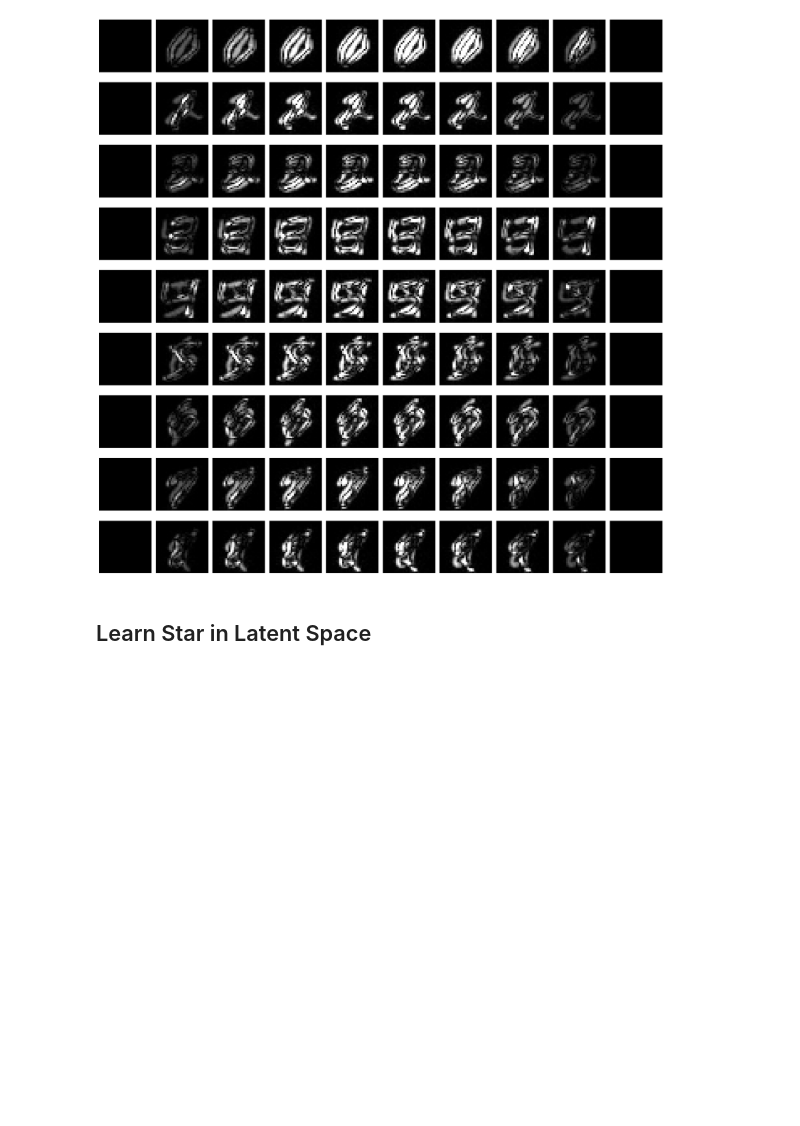
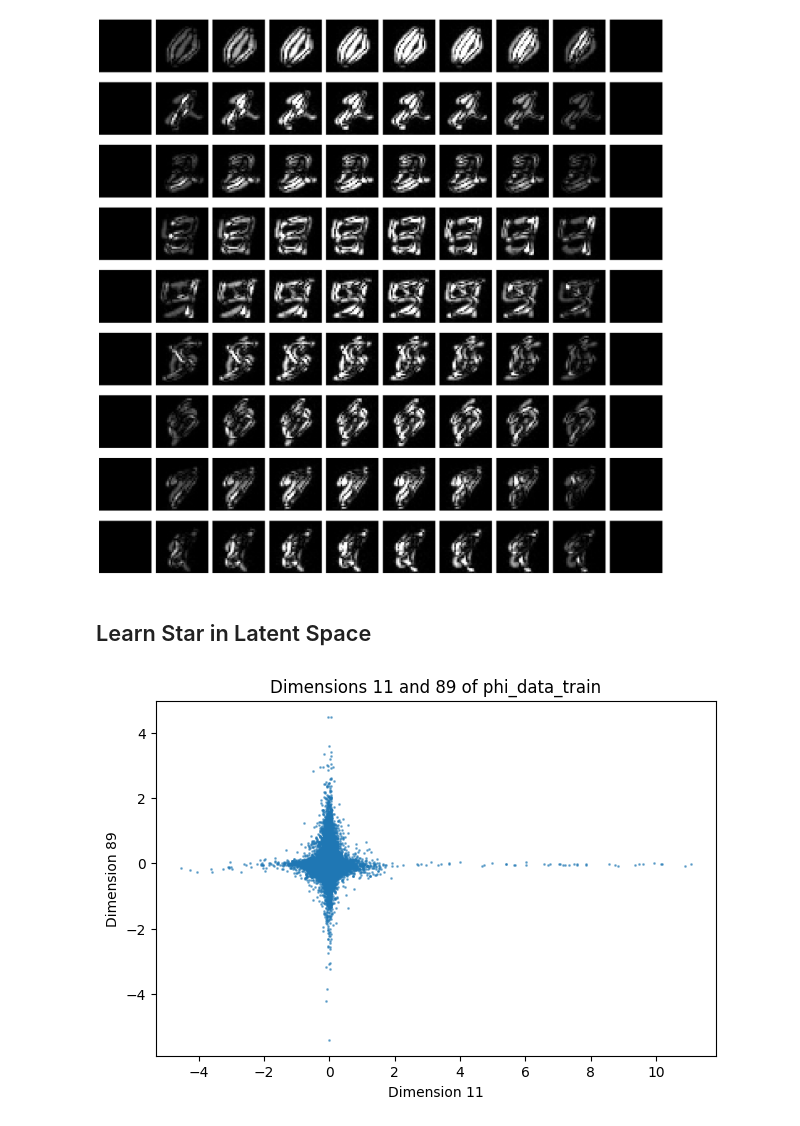
Before and after one commit to wdiepeveen/Riemannian-Archetypal-Analysis, a Jupyter notebook: mnist_nflow_+_starflow.ipynb, the cells around one changed output. Saved outputs shown, nothing was run; the diff lists cells and outputs as text; code cells hidden in the pictures; blank space fills up the shorter version.

```diff
--- a/mnist_nflow_+_starflow.ipynb
+++ b/mnist_nflow_+_starflow.ipynb
@@ -376,4 +376,17 @@ with torch.no_grad():
         b = x.size(0)                      # actual batch size
         phi_data_train[i:i+b] = phi(x).cpu()
         i += b
+# %%
+# plot first two dimensions of phi_data_train
+dim_1 = 11
+dim_2 = 89
+plt.scatter(phi_data_train.reshape(-1, size*size)[:, dim_1].numpy(), phi_data_train.reshape(-1, size*size)[:, dim_2].numpy(), s=1, alpha=0.5)
+plt.title(f"Dimensions {dim_1} and {dim_2} of phi_data_train")
+plt.xlabel(f"Dimension {dim_1}")
+plt.ylabel(f"Dimension {dim_2}")
+plt.gca().set_aspect('equal', adjustable='box')
+plt.tight_layout()
+plt.show()
+# %% [output]
+[figure, added]
 # %%
```
Also changed, not shown: parts of 7 cells of this notebook, 9 other files.
